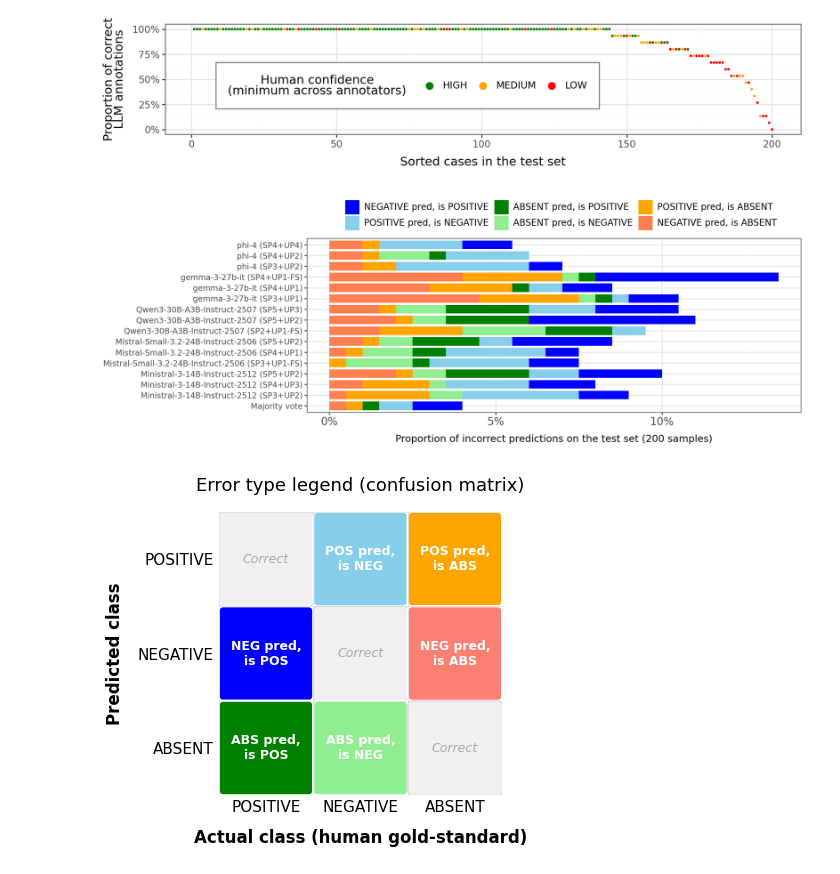
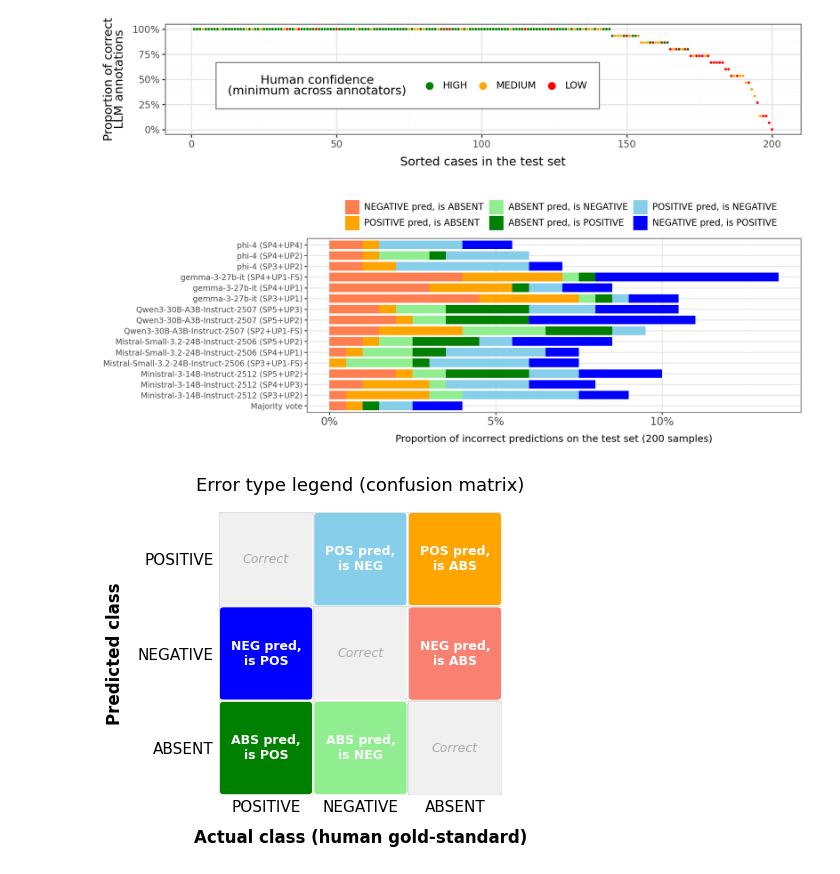
Before and after one commit to glhr/RAB-Cred, a Jupyter notebook: analysis/test_results.ipynb, the cells around one changed output. Cells and saved outputs as stored; diff of their text form; code cells hidden in the pictures.

Commit message:
minor readme & plotting fixes

```diff
--- a/analysis/test_results.ipynb
+++ b/analysis/test_results.ipynb
@@ -328,36 +333,37 @@ df_case_merged_2["mistake_type_outcome"] = df_case_merged_2.apply(lambda row: ex
 df_case_majvote = df_case_agg_sorted[["idx_new","llm_preds_majvote"]].copy()
 df_case_majvote["model prompt"] = "Majority vote"
 df_case_majvote["mistake_type_binary"] = df_case_majvote.apply(lambda row: extract_mistake_binary(row["llm_preds_majvote"], df_case_agg[df_case_agg["idx_new"] == row["idx_new"]]["human_maj"].values[0]), axis=1)
 
 # add the outcome to df_case_majvote
 df_case_majvote = pd.merge(df_case_majvote, df_case_agg[["idx_new","CASE OUTCOME"]], on="idx_new", how="left")
 
 df_case_majvote["mistake_type_raw"] = df_case_majvote.apply(lambda row: extract_mistake_type(row["llm_preds_majvote"], df_case_agg[df_case_agg["idx_new"] == row["idx_new"]]["human_maj"].values[0]), axis=1)
 df_case_majvote["mistake_type_outcome"] = df_case_majvote.apply(lambda row: extract_mistake_outcome(row["llm_preds_majvote"], df_case_agg[df_case_agg["idx_new"] == row["idx_new"]]["human_maj"].values[0], row["CASE OUTCOME"]), axis=1)
 df_case_merged_2 = pd.concat([df_case_merged_2, df_case_majvote], ignore_index=True)
 assert len(df_case_majvote) == 200, f"Expected 200 rows in df_case_majvote, but got {len(df_case_majvote)}. Check the creation of df_case_majvote for correctness."
 #assert len(df_case_merged_2) == len(df_case_merged_2) + len(df_case_agg), f"Expected {len(df_case_merged) + len(df_case_agg)} rows in df_case_merged_2, but got {len#"(df_case_merged_2)}. Check the concatenation step for correctness."
 
 df_case_merged_2 = df_case_merged_2[df_case_merged_2["mistake_type_binary"] != "Correct"]
 # plot a stacked bar chart of mistake types across cases x predictions
 
 df_case_merged_2["mistake_type_raw"] = pd.Categorical(df_case_merged_2["mistake_type_raw"], categories=colors.keys(), ordered=True)
 
 from mizani.formatters import percent_format
 plt = (p9.ggplot(df_case_merged_2, p9.aes(x="model prompt", fill="mistake_type_raw")) +
        p9.geom_bar(width=0.8) +
        p9.coord_flip() +
        p9.scale_fill_manual(guide=p9.guide_legend(nrow=2, ), values=colors, breaks=list(colors.keys())) +
        p9.scale_y_continuous(labels=lambda l: ["%d%%" % (v/200 * 100) for v in l]) +
        p9.theme_bw() +
+       p9.guides(fill=p9.guide_legend(byrow=False, reverse=True)) +
        p9.theme(legend_position="top", figure_size=(11, 4), legend_box_margin=0, legend_text=p9.element_text(size=10), axis_text_x=p9.element_text(size=12), legend_box_spacing=0.01) +
        p9.labs(x="", y="Proportion of incorrect predictions on the test set (200 samples)", fill="" )
 )
 plt.show()
-plt.save(f"test_results_plots/mistake_type_raw_by_model_prompt.png")
-plt.save(f"test_results_plots/mistake_type_raw_by_model_prompt.pdf")
+plt.save(f"{plot_output_folder}/mistake_type_raw_by_model_prompt.png")
+plt.save(f"{plot_output_folder}/mistake_type_raw_by_model_prompt.pdf")
 # %% [output]
-[figure, old version]
+[figure, new version]
 # %%
 import matplotlib.pyplot as plt
 import matplotlib.patches as mpatches
```
Also changed, not shown: parts of 4 cells of this notebook, 4 other files.
